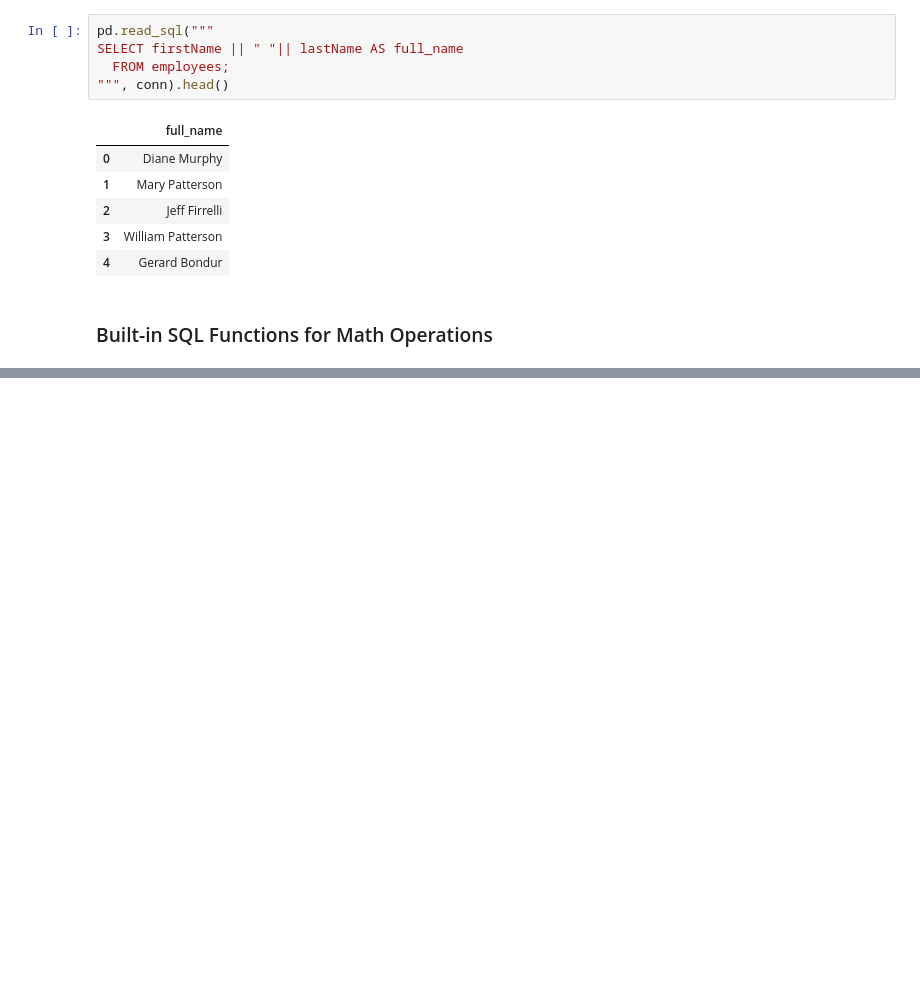
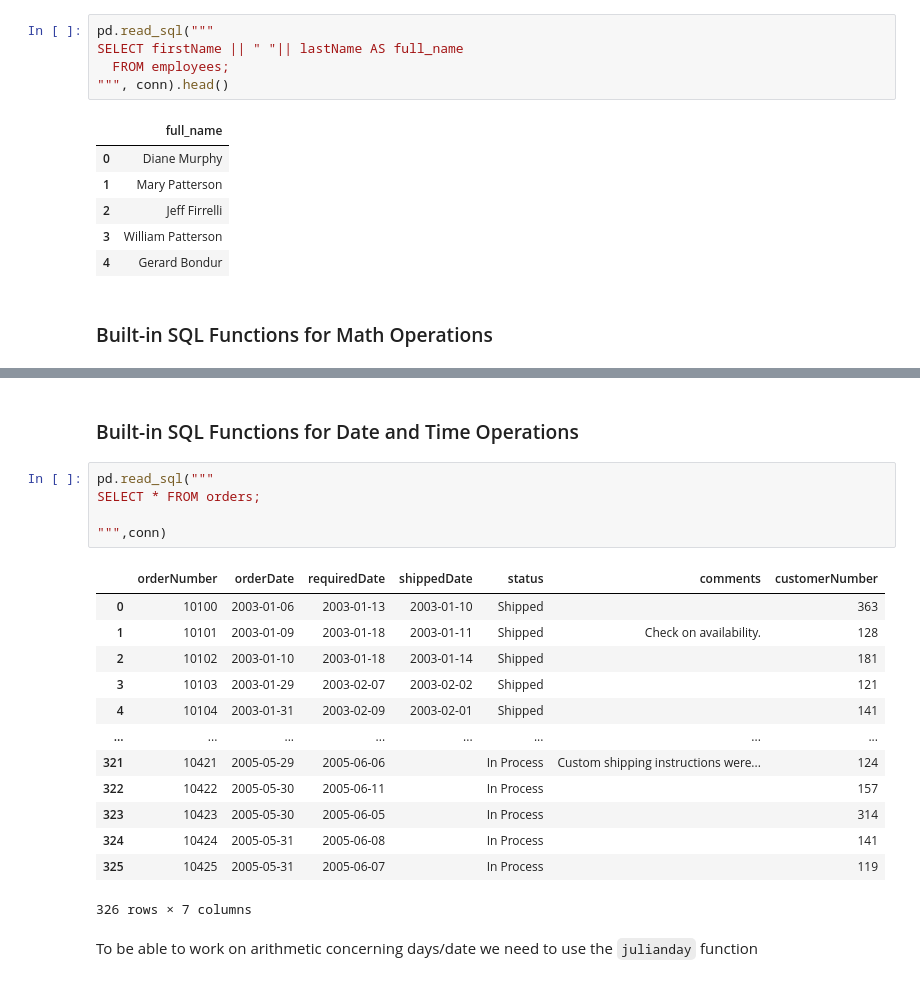
Before and after one commit to samcurryokee/MoringaSchool_DS, a Jupyter notebook: SQL/selecting.ipynb, the cells around one changed output, grey strips where cells are left out. Drawn from its saved outputs; the diff is of its cells as text; blank space fills up the shorter version.

```diff
--- a/SQL/selecting.ipynb
+++ b/SQL/selecting.ipynb
@@ -211,0 +292,23 @@ SELECT firstName || " "|| lastName AS full_name
+# %% [markdown]
+### Built-in SQL Functions for Date and Time Operations
+# %%
+pd.read_sql("""
+SELECT * FROM orders;
+
+""",conn)
+# %% [output]
+|  | orderNumber | orderDate | requiredDate | shippedDate | status | comments | customerNumber |
+| 0 | 10100 | 2003-01-06 | 2003-01-13 | 2003-01-10 | Shipped |  | 363 |
+| 1 | 10101 | 2003-01-09 | 2003-01-18 | 2003-01-11 | Shipped | Check on availability. | 128 |
+| 2 | 10102 | 2003-01-10 | 2003-01-18 | 2003-01-14 | Shipped |  | 181 |
+| 3 | 10103 | 2003-01-29 | 2003-02-07 | 2003-02-02 | Shipped |  | 121 |
+| 4 | 10104 | 2003-01-31 | 2003-02-09 | 2003-02-01 | Shipped |  | 141 |
+| ... | ... | ... | ... | ... | ... | ... | ... |
+| 321 | 10421 | 2005-05-29 | 2005-06-06 |  | In Process | Custom shipping instructions were... | 124 |
+| 322 | 10422 | 2005-05-30 | 2005-06-11 |  | In Process |  | 157 |
+| 323 | 10423 | 2005-05-30 | 2005-06-05 |  | In Process |  | 314 |
+| 324 | 10424 | 2005-05-31 | 2005-06-08 |  | In Process |  | 141 |
+| 325 | 10425 | 2005-05-31 | 2005-06-07 |  | In Process |  | 119 |
+326 rows × 7 columns
+# %% [markdown]
+To be able to work on arithmetic concerning days/date we need to use the `julianday` function
```
Also changed, not shown: parts of 11 cells of this notebook, 30 other files.
